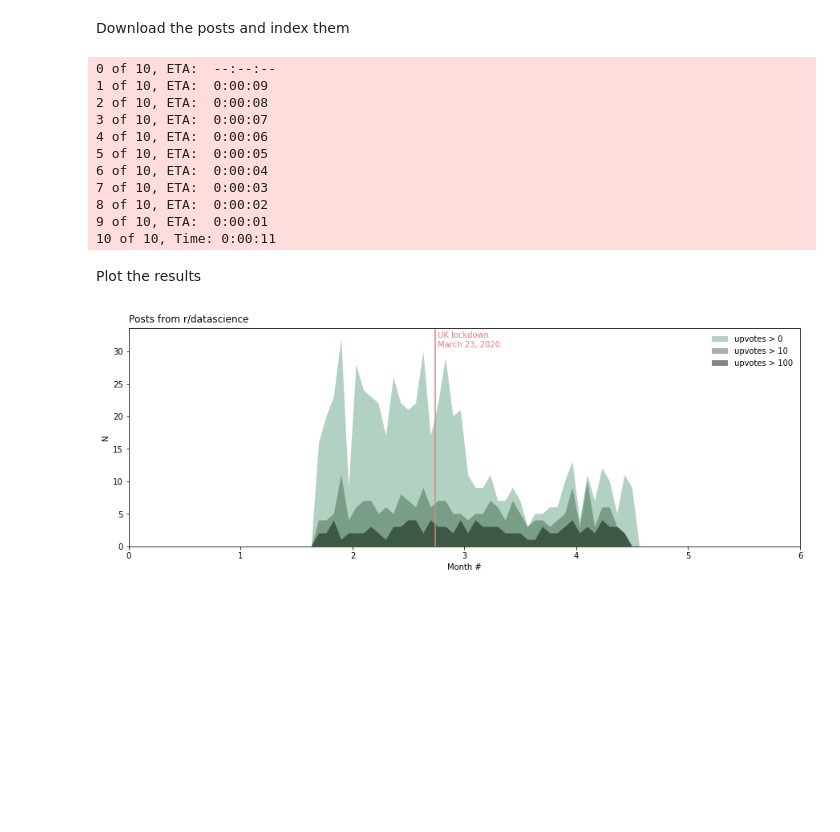
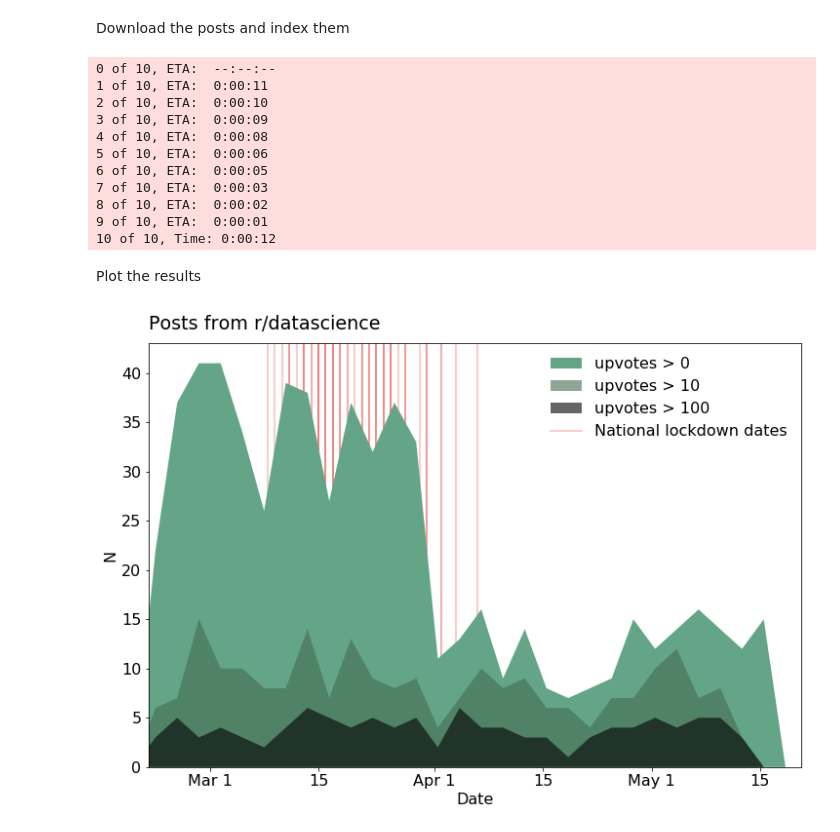
Before and after one commit to timberhill/reddy, a Jupyter notebook: reddy.ipynb, the cells around one changed output. Saved outputs shown, nothing was run; the diff lists cells and outputs as text; code cells hidden in the pictures; blank space fills up the shorter version.

```diff
--- a/reddy.ipynb
+++ b/reddy.ipynb
@@ -23,6 +19,9 @@ subreddit_name = "datascience"
 # %% [markdown]
 Download the posts and index them
 # %%
+# name of the subreddit to analyse
+subreddit_name = "datascience"
+
 after = None
 count = 0
 pbar = ProgressBar(widgets=[SimpleProgress(), ', ', ETA(), "\n"])
@@ -36,50 +35,21 @@ for i in iterations:
 cache.update_all_indices()
 # %% [output]
 0 of 10, ETA:  --:--:--
-1 of 10, ETA:  0:00:09
-2 of 10, ETA:  0:00:08
-3 of 10, ETA:  0:00:07
-4 of 10, ETA:  0:00:06
-5 of 10, ETA:  0:00:05
-6 of 10, ETA:  0:00:04
+1 of 10, ETA:  0:00:11
+2 of 10, ETA:  0:00:10
+3 of 10, ETA:  0:00:09
+4 of 10, ETA:  0:00:08
+5 of 10, ETA:  0:00:06
+6 of 10, ETA:  0:00:05
 7 of 10, ETA:  0:00:03
 8 of 10, ETA:  0:00:02
 9 of 10, ETA:  0:00:01
-10 of 10, Time: 0:00:11
+10 of 10, Time: 0:00:12
 # %% [markdown]
 Plot the results
-# %%
-upvote_limits = [0, 10, 100]
-colours = ["#64a587", "#446b50", "#011501"]
-alphas = [0.5, 0.5, 0.5]
-
-posts = cache.select(subreddit_name, t=None)
-posts["created_utc_obj"] = posts.apply(lambda row: datetime.utcfromtimestamp(row["created_utc"]), axis=1)
-months_all  = [t.month + t.day/31 - 1 for t in posts["created_utc_obj"]]
-
-
-# plot
-f, ax = plt.subplots(1, 1, figsize=(15, 5))
-f.suptitle(f"Posts from r/{subreddit_name}", ha="left", x=0.125, y=0.93)
-bins = np.arange(0, 6, 1.0 / 15)
-
-for i, ulim in enumerate(upvote_limits):
-    months_some = [t.month + t.day/31 - 1 for t in posts.where(posts["ups"] > ulim).dropna(axis=0, how='any')["created_utc_obj"]]
-    y, x = np.histogram(months_some, bins=bins)
-    x = 0.5 * (x[1:] + x[:-1])
-    ax.fill(x, y, c=colours[i], alpha=alphas[i], lw=0, label=f"upvotes > {ulim}")
-
-lockdown_uk = datetime(2020, 3, 23)
-lockdown_uk_month = lockdown_uk.month + lockdown_uk.day/31 - 1
-ax.axvline(lockdown_uk_month, c="#f17b77")
-ax.text(lockdown_uk_month+0.02, ax.get_ylim()[1]-0.5, "UK lockdown\nMarch 23, 2020", color="#f17b77", va="top")
-
-ax.set_xlim(0, 6)
-ax.set_ylim(0, ax.get_ylim()[1])
-ax.set_xlabel("Month #")
-ax.set_ylabel("N")
-
-plt.legend(frameon=False)
-plt.show()
-# %% [output]
-[figure, removed]
+# %%
+posts = cache.select(subreddit_name, t=None)
+
+f, ax = plot_date_histogram(f"Posts from r/{subreddit_name}", posts, upvote_limits=[0, 10, 100])
+# %% [output]
+[figure, added]
```
Also changed, not shown: parts of 1 cell of this notebook, 5 other files.
